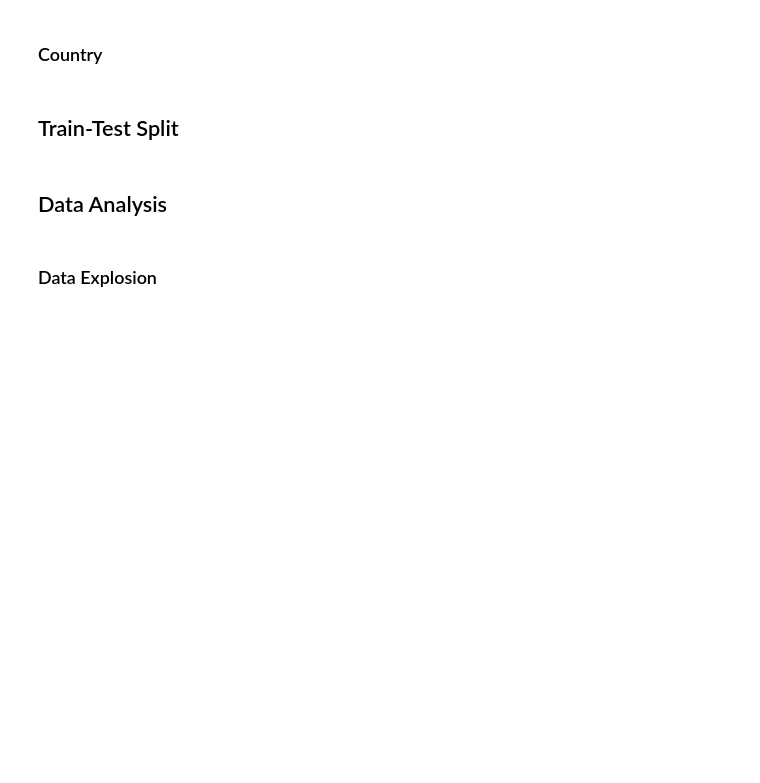
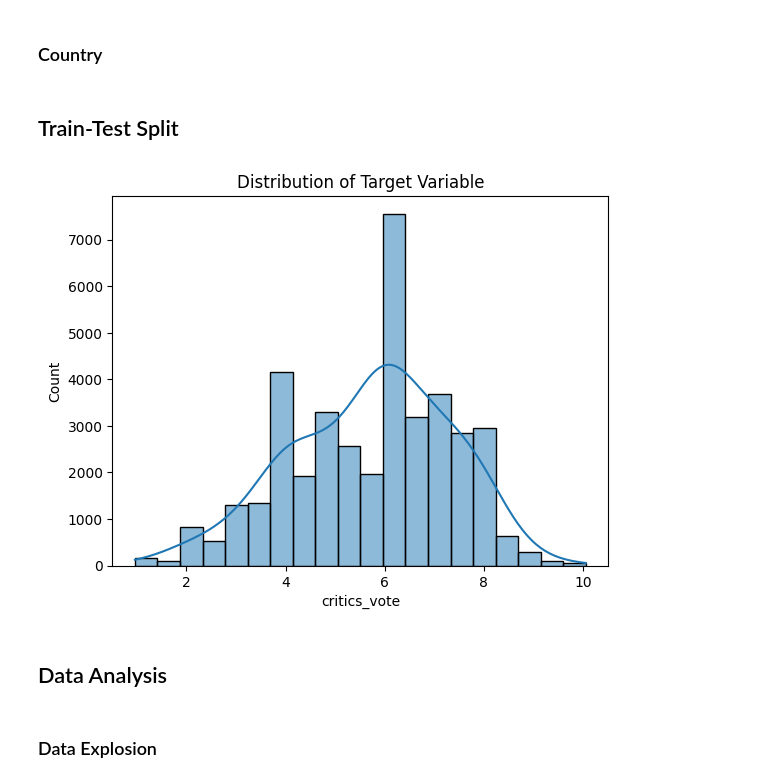
Before and after one commit to pietonov/MovieRatingsPredictor, a Jupyter notebook: Project.ipynb, the cells around one changed output. Saved outputs shown, nothing was run; the diff lists cells and outputs as text; code cells hidden in the pictures; blank space fills up the shorter version.

```diff
--- a/Project.ipynb
+++ b/Project.ipynb
@@ -251,6 +344,12 @@ X_train, X_test, y_train, y_test = train_test_split(X, y, test_size=0.2, random_
 
 train_data = pd.concat([X_train, y_train], axis=1)
 test_data = pd.concat([X_test, y_test], axis=1)
+# %%
+sns.histplot(y, kde=True, bins=20, kde_kws={'bw_adjust': 3})
+plt.title('Distribution of Target Variable')
+plt.show()
+# %% [output]
+[figure, added]
 # %% [markdown]
 ## Data Analysis
 # %% [markdown]
```
Also changed, not shown: parts of 21 cells of this notebook, 2 other files.
